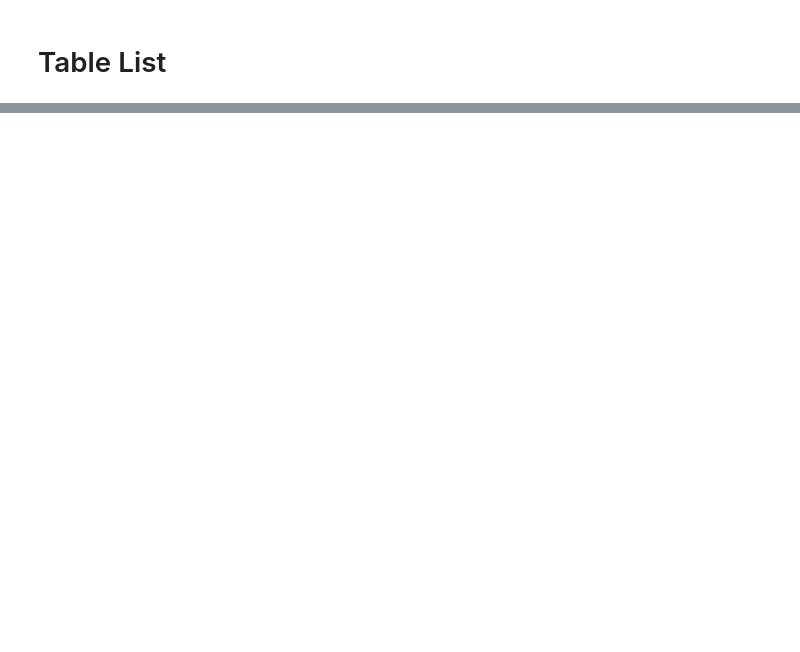
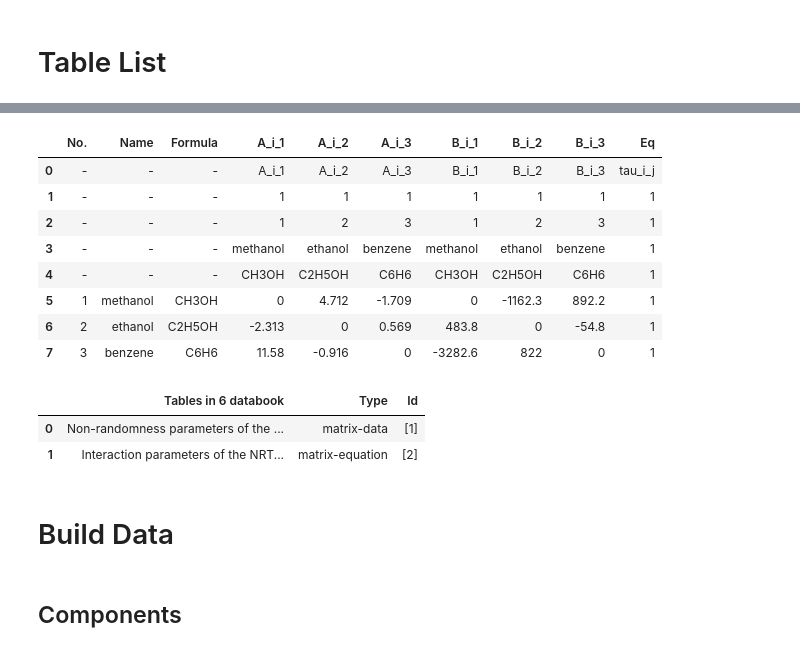
Before and after one commit to sinagilassi/PyThermoDB, a Jupyter notebook: notebooks/ref-1.ipynb, the cells around one changed output, grey strips where cells are left out. Drawn from its saved outputs; the diff is of its cells as text; code cells hidden in the pictures; blank space fills up the shorter version.

```diff
--- a/notebooks/ref-1.ipynb
+++ b/notebooks/ref-1.ipynb
@@ -17,17 +17,17 @@ parent_dir = os.path.dirname(os.getcwd())
 # test directory
 test_dir = os.path.join(parent_dir, 'tests')
 # files
-yml_file = 'CO2 Hydrogenation.yml'
+yml_file = 'nrtl-2.yml'
 yml_path = os.path.join(test_dir, yml_file)
 # csv files (data/equation tables)
 # NOTE: data
-csv_file_1 = 'The Molar Heat Capacities of Gases in the Ideal Gas (Zero-Pressure) State.csv'
+csv_file_1 = 'Non-randomness parameters of the NRTL equation.csv'
 # NOTE: equation
-csv_file_2 = 'General Data.csv'
+csv_file_2 = 'Interaction parameters of the NRTL equation-2.csv'
 csv_path_1 = os.path.join(test_dir, csv_file_1)
 csv_path_2 = os.path.join(test_dir, csv_file_2)
 
-# NOTE: custom ref
+# custom ref
 ref = {
     'reference': [yml_path],
     'tables': [csv_path_1, csv_path_2]
@@ -47,0 +49,2 @@ print(ref)
+# %%
+tdb = ptdb.init(custom_reference=ref)
@@ -106,0 +199,22 @@ res_
+# %%
+tdb.table_data(7, 2)
+# %% [output]
+|  | No. | Name | Formula | A_i_1 | A_i_2 | A_i_3 | B_i_1 | B_i_2 | B_i_3 | Eq |
+| 0 | - | - | - | A_i_1 | A_i_2 | A_i_3 | B_i_1 | B_i_2 | B_i_3 | tau_i_j |
+| 1 | - | - | - | 1 | 1 | 1 | 1 | 1 | 1 | 1 |
+| 2 | - | - | - | 1 | 2 | 3 | 1 | 2 | 3 | 1 |
+| 3 | - | - | - | methanol | ethanol | benzene | methanol | ethanol | benzene | 1 |
+| 4 | - | - | - | CH3OH | C2H5OH | C6H6 | CH3OH | C2H5OH | C6H6 | 1 |
+| 5 | 1 | methanol | CH3OH | 0 | 4.712 | -1.709 | 0 | -1162.3 | 892.2 | 1 |
+| 6 | 2 | ethanol | C2H5OH | -2.313 | 0 | 0.569 | 483.8 | 0 | -54.8 | 1 |
+| 7 | 3 | benzene | C6H6 | 11.58 | -0.916 | 0 | -3282.6 | 822 | 0 | 1 |
+# %%
+tdb_ref.list_tables(7)
+# %% [output]
+|  | Tables in 6 databook | Type | Id |
+| 0 | Non-randomness parameters of the ... | matrix-data | [1] |
+| 1 | Interaction parameters of the NRT... | matrix-equation | [2] |
+# %% [markdown]
+# Build Data
+# %% [markdown]
+## Components
```
Also changed, not shown: parts of 43 cells of this notebook, 5 other files.
